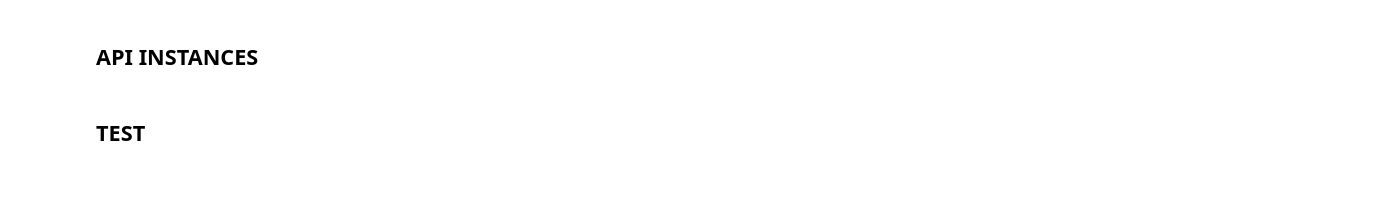
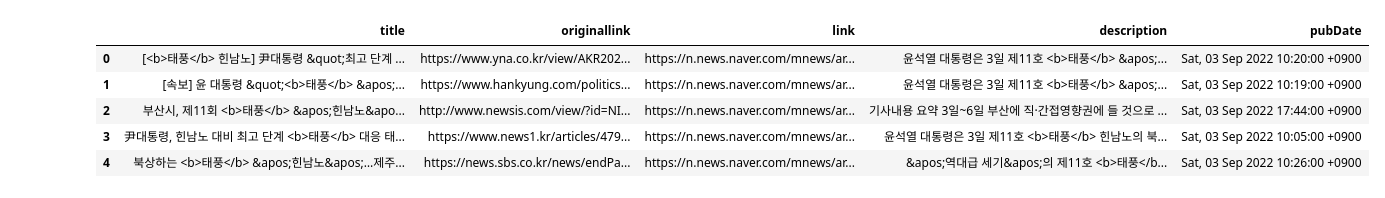
Before and after one commit to WooilJeong/PyNaver, a Jupyter notebook: test.ipynb, the cells around one changed output. Cells and saved outputs as stored; diff of their text form; code cells hidden in the pictures.

```diff
--- a/test.ipynb
+++ b/test.ipynb
@@ -10,3 +57,9 @@ from PyNaver import Naver, NaverCloudPlatform, Map
 pd.set_option('display.max_columns', 250)
 pd.set_option('display.max_rows', 250)
 pd.set_option('display.width', 100)
+# %%
+from config import config
+
+# 네이버 파파고 API
+client_id = config['naver']['client_id']
+client_secret = config['naver']['client_secret']
@@ -12,0 +81,5 @@ pd.set_option('display.width', 100)
+# %%
+from PyNaver import Naver
+
+# 네이버 API 인스턴스 생성
+naver = Naver(client_id, client_secret)
@@ -13,3 +224,19 @@ pd.set_option('display.width', 100)
+# %%
+# 파라미터
+query = "태풍"
+display = 5
+sort = "sim" # date
+
+# 실행
+df = naver.search_news(query=query, display=display, sort=sort)
+df.head()
+# %% [output]
+|  | title | originallink | link | description | pubDate |
+| 0 | [<b>태풍</b> 힌남노] 尹대통령 &quot;최고 단계 ... | https://www.yna.co.kr/view/AKR202... | https://n.news.naver.com/mnews/ar... | 윤석열 대통령은 3일 제11호 <b>태풍</b> &apos;... | Sat, 03 Sep 2022 10:20:00 +0900 |
+| 1 | [속보] 윤 대통령 &quot;<b>태풍</b> &apos;... | https://www.hankyung.com/politics... | https://n.news.naver.com/mnews/ar... | 윤석열 대통령은 3일 제11호 <b>태풍</b> &apos;... | Sat, 03 Sep 2022 10:19:00 +0900 |
+| 2 | 부산시, 제11회 <b>태풍</b> &apos;힌남노&apo... | http://www.newsis.com/view/?id=NI... | https://n.news.naver.com/mnews/ar... | 기사내용 요약 3일~6일 부산에 직·간접영향권에 들 것으로 ... | Sat, 03 Sep 2022 17:44:00 +0900 |
+| 3 | 尹대통령, 힌남노 대비 최고 단계 <b>태풍</b> 대응 태... | https://www.news1.kr/articles/479... | https://n.news.naver.com/mnews/ar... | 윤석열 대통령은 3일 제11호 <b>태풍</b> 힌남노의 북... | Sat, 03 Sep 2022 10:05:00 +0900 |
+| 4 | 북상하는 <b>태풍</b> &apos;힌남노&apos;…제주... | https://news.sbs.co.kr/news/endPa... | https://n.news.naver.com/mnews/ar... | &apos;역대급 세기&apos;의 제11호 <b>태풍</b... | Sat, 03 Sep 2022 10:26:00 +0900 |
 # %%
 from config import config
 
@@ -23,2 +245,0 @@ cloud_pw = config['cloud']['client_secret']
-# %% [markdown]
-## API INSTANCES
@@ -30,2 +245,0 @@ ncp = NaverCloudPlatform(cloud_id, cloud_pw)
-# %% [markdown]
-## TEST
```
Also changed, not shown: parts of 33 cells of this notebook, 2 other files.
